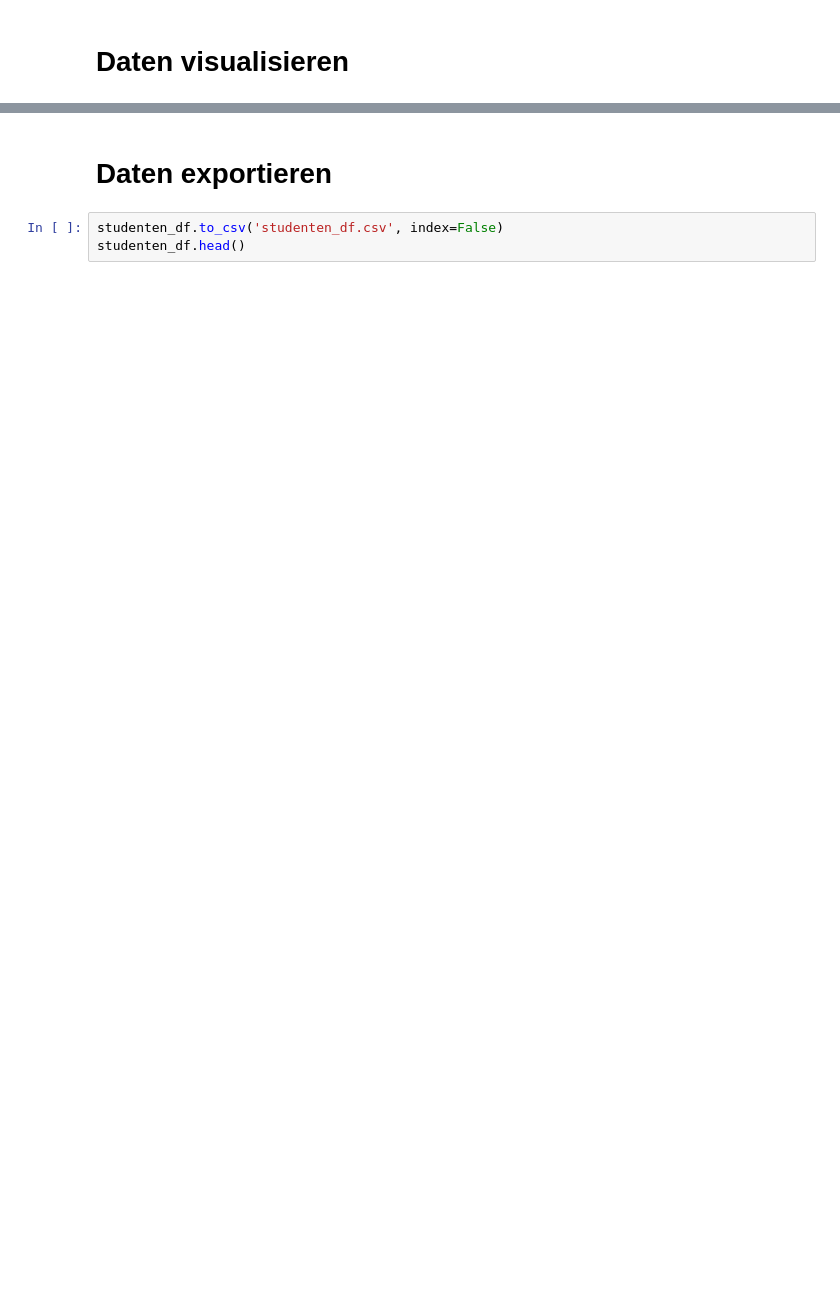
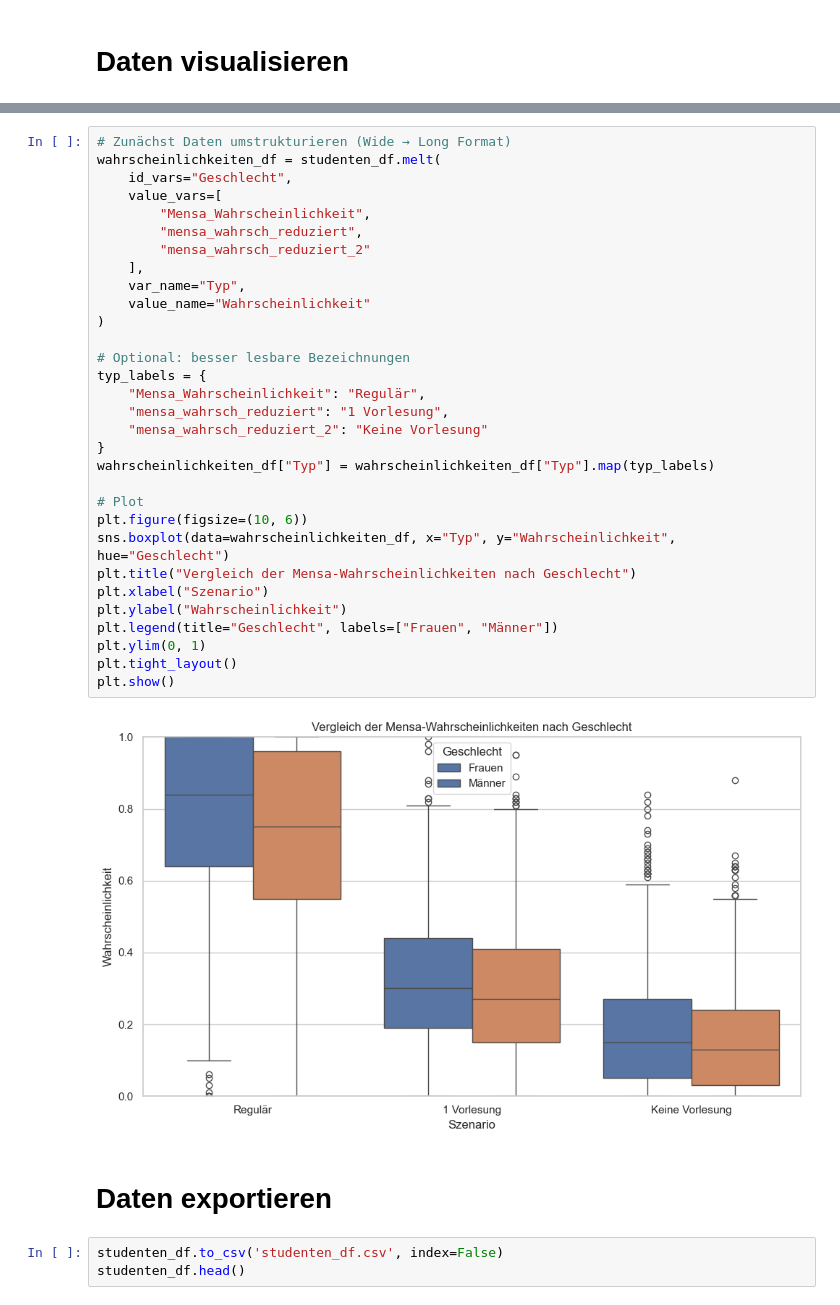
Before and after one commit to HendrikMeyer02/calender-data, a Jupyter notebook: Synthetische_Daten.ipynb, the cells around one changed output, grey strips where cells are left out. Drawn from its saved outputs; the diff is of its cells as text; blank space fills up the shorter version.

```diff
--- a/Synthetische_Daten.ipynb
+++ b/Synthetische_Daten.ipynb
@@ -180,3 +234,36 @@ plt.show()
+# %%
+# Zunächst Daten umstrukturieren (Wide → Long Format)
+wahrscheinlichkeiten_df = studenten_df.melt(
+    id_vars="Geschlecht",
+    value_vars=[
+        "Mensa_Wahrscheinlichkeit",
+        "mensa_wahrsch_reduziert",
+        "mensa_wahrsch_reduziert_2"
+    ],
+    var_name="Typ",
+    value_name="Wahrscheinlichkeit"
+)
+
+# Optional: besser lesbare Bezeichnungen
+typ_labels = {
+    "Mensa_Wahrscheinlichkeit": "Regulär",
+    "mensa_wahrsch_reduziert": "1 Vorlesung",
+    "mensa_wahrsch_reduziert_2": "Keine Vorlesung"
+}
+wahrscheinlichkeiten_df["Typ"] = wahrscheinlichkeiten_df["Typ"].map(typ_labels)
+
+# Plot
+plt.figure(figsize=(10, 6))
+sns.boxplot(data=wahrscheinlichkeiten_df, x="Typ", y="Wahrscheinlichkeit", hue="Geschlecht")
+plt.title("Vergleich der Mensa-Wahrscheinlichkeiten nach Geschlecht")
+plt.xlabel("Szenario")
+plt.ylabel("Wahrscheinlichkeit")
+plt.legend(title="Geschlecht", labels=["Frauen", "Männer"])
+plt.ylim(0, 1)
+plt.tight_layout()
+plt.show()
+# %% [output]
+[figure, added]
 # %% [markdown]
 # Daten exportieren
 # %%
```
Also changed, not shown: parts of 13 cells of this notebook, 3 other files.
